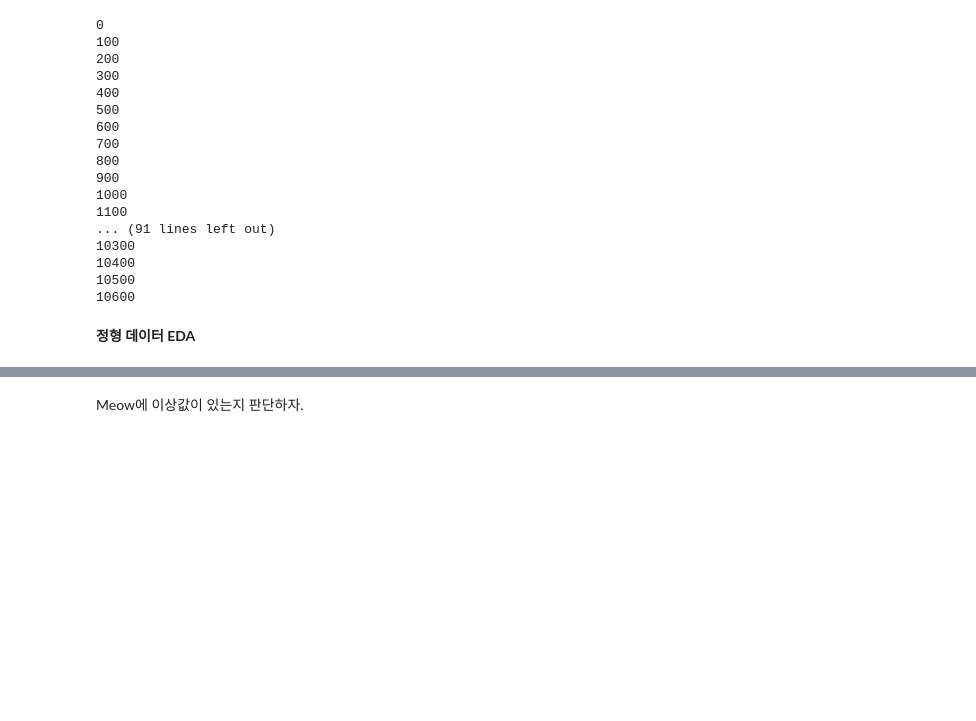
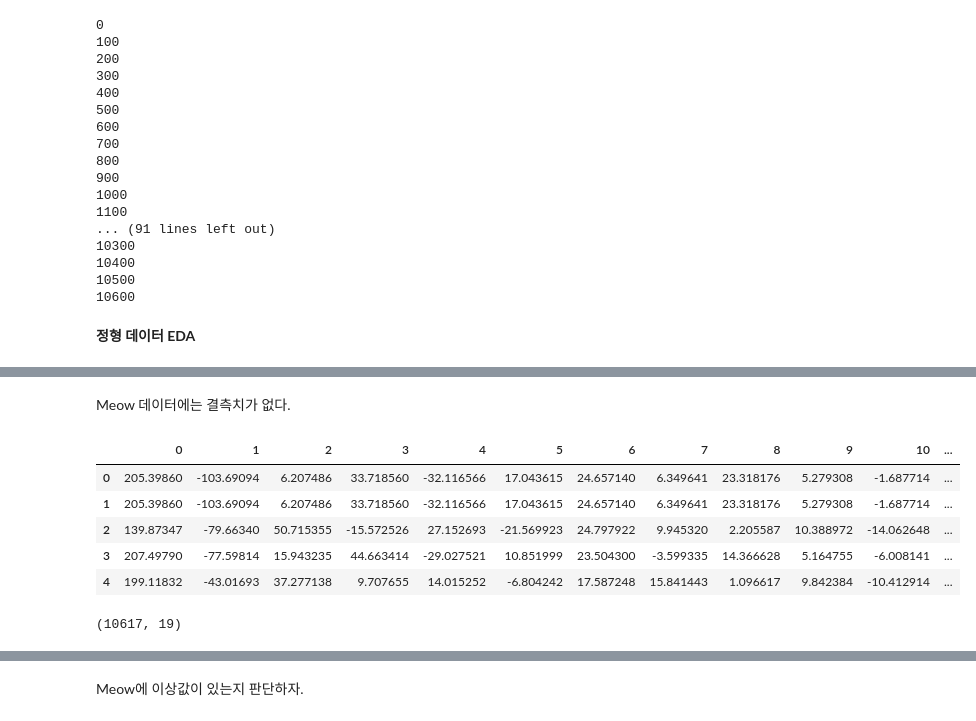
Before and after one commit to lukekim420/catclass, a Jupyter notebook: eda_mid.ipynb, the cells around one changed output, grey strips where cells are left out. Cells and saved outputs as stored; diff of their text form; code cells hidden in the pictures; blank space fills up the shorter version.

```diff
--- a/eda_mid.ipynb
+++ b/eda_mid.ipynb
@@ -384,0 +455,15 @@ df_caterwaul = pd.read_csv("/catclass/augmented_data/structured_data/train/cater
+# %% [markdown]
+Meow 데이터에는 결측치가 없다.
+# %%
+df_caterwaul.head()
+# %% [output]
+|  | 0 | 1 | 2 | 3 | 4 | 5 | 6 | 7 | 8 | 9 | 10 | ... |
+| 0 | 205.39860 | -103.69094 | 6.207486 | 33.718560 | -32.116566 | 17.043615 | 24.657140 | 6.349641 | 23.318176 | 5.279308 | -1.687714 | ... |
+| 1 | 205.39860 | -103.69094 | 6.207486 | 33.718560 | -32.116566 | 17.043615 | 24.657140 | 6.349641 | 23.318176 | 5.279308 | -1.687714 | ... |
+| 2 | 139.87347 | -79.66340 | 50.715355 | -15.572526 | 27.152693 | -21.569923 | 24.797922 | 9.945320 | 2.205587 | 10.388972 | -14.062648 | ... |
+| 3 | 207.49790 | -77.59814 | 15.943235 | 44.663414 | -29.027521 | 10.851999 | 23.504300 | -3.599335 | 14.366628 | 5.164755 | -6.008141 | ... |
+| 4 | 199.11832 | -43.01693 | 37.277138 | 9.707655 | 14.015252 | -6.804242 | 17.587248 | 15.841443 | 1.096617 | 9.842384 | -10.412914 | ... |
+# %%
+df_caterwaul.shape
+# %% [output]
+(10617, 19)
```
Also changed, not shown: parts of 12 cells of this notebook.
